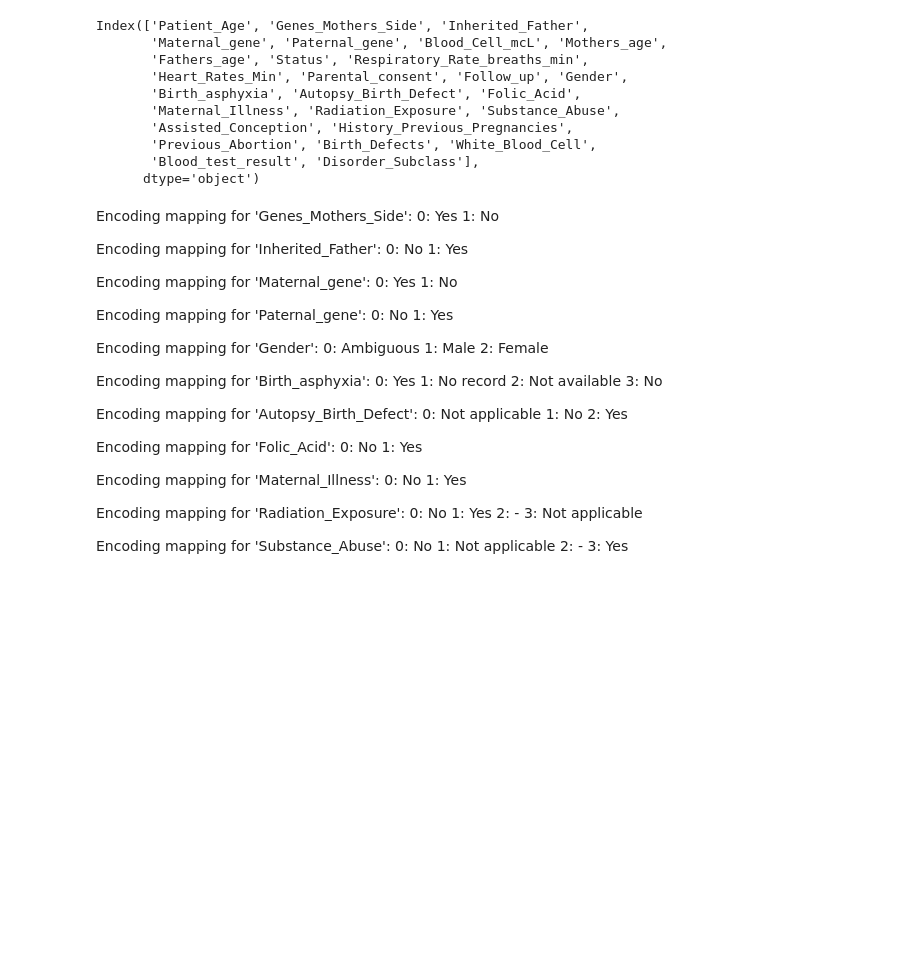
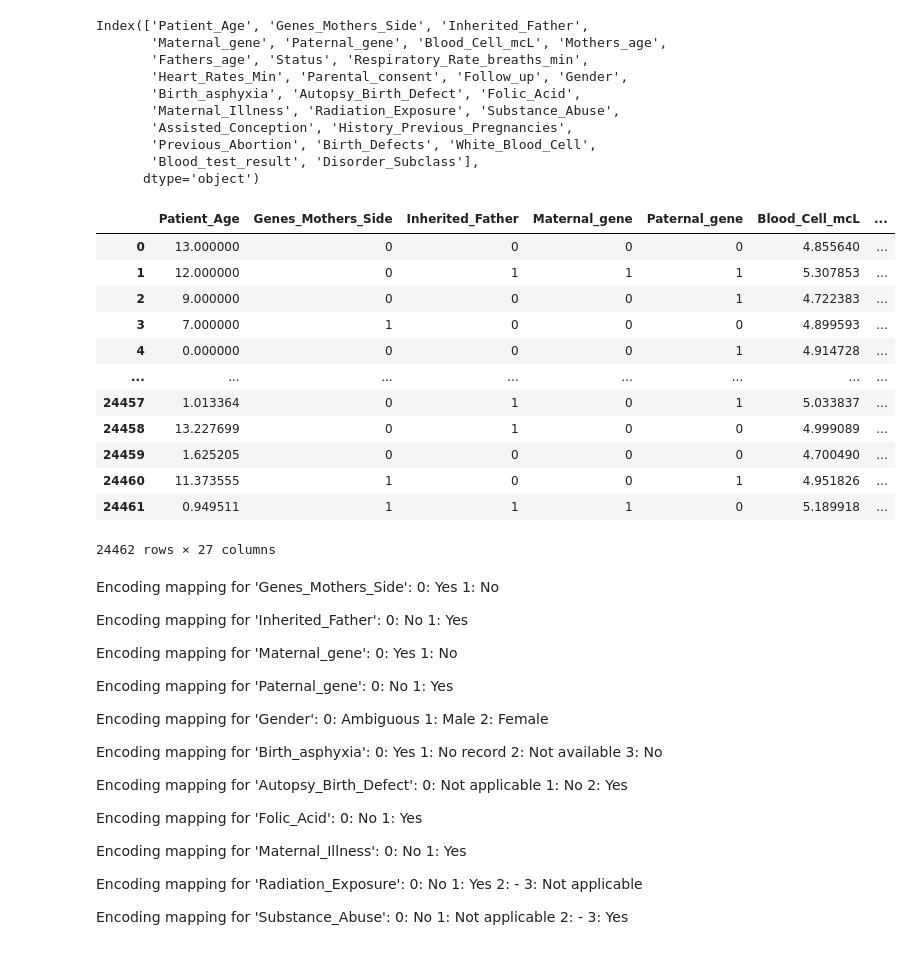
Before and after one commit to amritaajaysagar/genomic-data-analysis, a Jupyter notebook: Project_EDA.ipynb, the cells around one changed output. Saved outputs shown, nothing was run; the diff lists cells and outputs as text; code cells hidden in the pictures; blank space fills up the shorter version.

```diff
--- a/Project_EDA.ipynb
+++ b/Project_EDA.ipynb
@@ -671,6 +729,22 @@ Index(['Patient_Age', 'Genes_Mothers_Side', 'Inherited_Father',
        'Blood_test_result', 'Disorder_Subclass'],
       dtype='object')
 # %%
-X_train_res_2 = X_train_res.copy
+X_train_res_2 = X_train_res
+# %%
+X_train_res_2
+# %% [output]
+|  | Patient_Age | Genes_Mothers_Side | Inherited_Father | Maternal_gene | Paternal_gene | Blood_Cell_mcL | ... |
+| 0 | 13.000000 | 0 | 0 | 0 | 0 | 4.855640 | ... |
+| 1 | 12.000000 | 0 | 1 | 1 | 1 | 5.307853 | ... |
+| 2 | 9.000000 | 0 | 0 | 0 | 1 | 4.722383 | ... |
+| 3 | 7.000000 | 1 | 0 | 0 | 0 | 4.899593 | ... |
+| 4 | 0.000000 | 0 | 0 | 0 | 1 | 4.914728 | ... |
+| ... | ... | ... | ... | ... | ... | ... | ... |
+| 24457 | 1.013364 | 0 | 1 | 0 | 1 | 5.033837 | ... |
+| 24458 | 13.227699 | 0 | 1 | 0 | 0 | 4.999089 | ... |
+| 24459 | 1.625205 | 0 | 0 | 0 | 0 | 4.700490 | ... |
+| 24460 | 11.373555 | 1 | 0 | 0 | 1 | 4.951826 | ... |
+| 24461 | 0.949511 | 1 | 1 | 1 | 0 | 5.189918 | ... |
+24462 rows × 27 columns
 # %%
 # Assuming y_train_res is the resampled target variable from SMOTE
```
Also changed, not shown: parts of 17 cells of this notebook.
